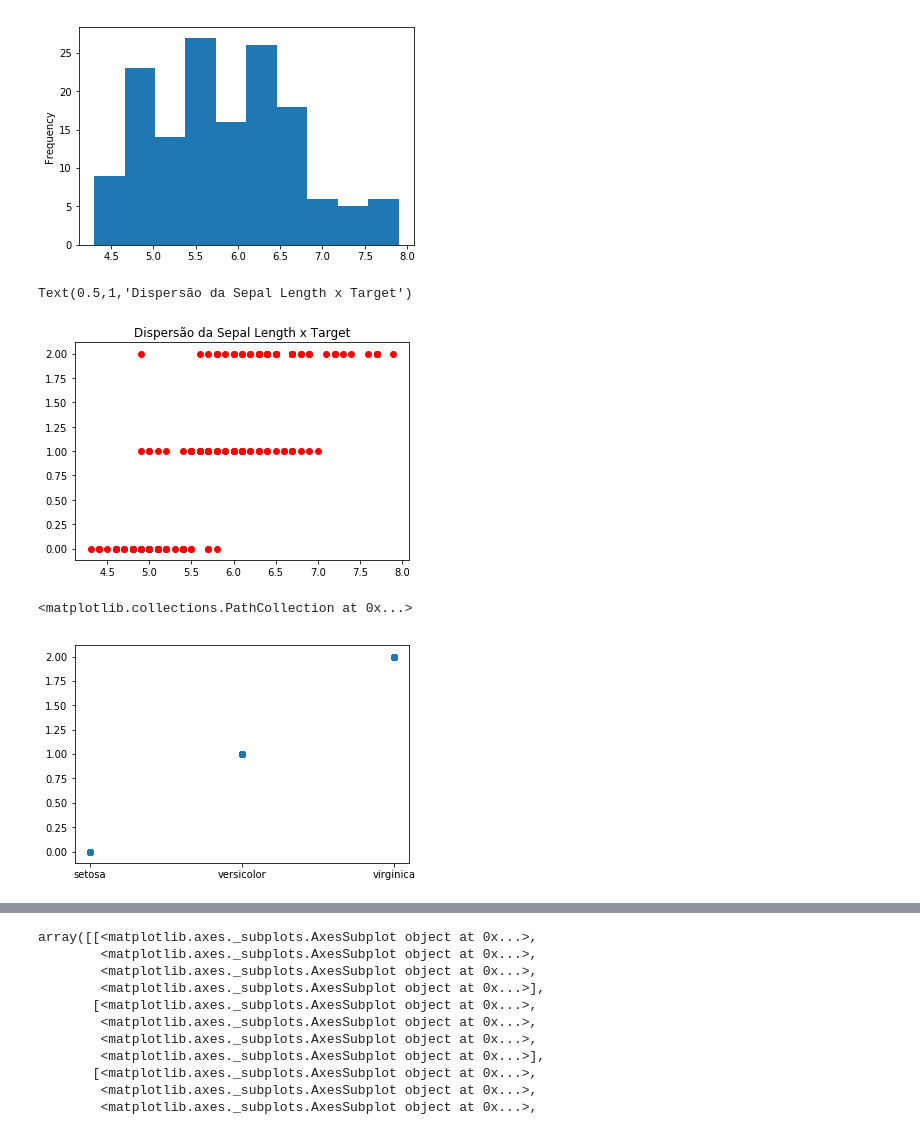
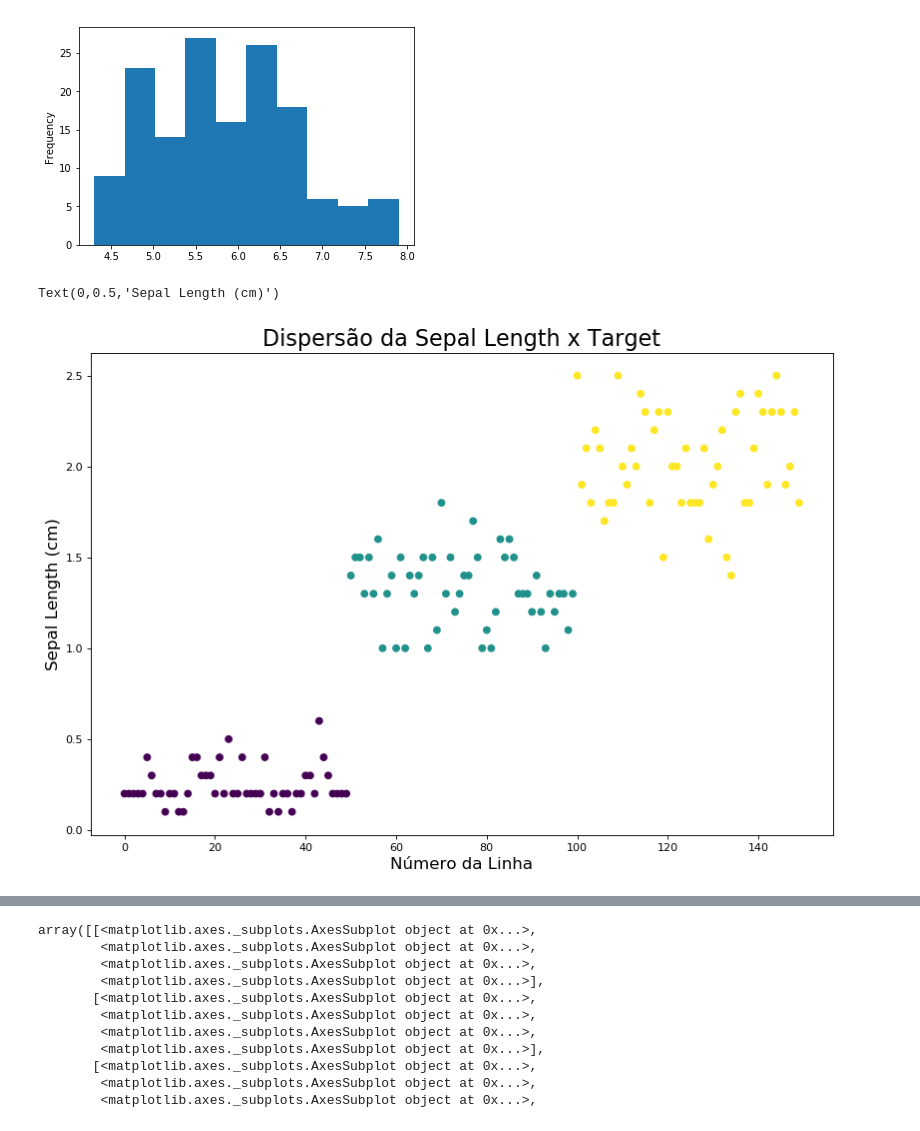
Before and after one commit to EricGPTI/MaratonaDataScience, a Jupyter notebook: DSA-Python-Cap09-Exercicio.ipynb, the cells around one changed output, grey strips where cells are left out. Cells and saved outputs as stored; diff of their text form; code cells hidden in the pictures.

Commit message:
Finalização dos exercícios, preciso estudar mais a respeito de gráficos, matplotlib do python!

```diff
--- a/DSA-Python-Cap09-Exercicio.ipynb
+++ b/DSA-Python-Cap09-Exercicio.ipynb
@@ -229,21 +229,13 @@ df1['sepal length (cm)'].plot.hist()
 # %%
 # Crie um Gráficos de Dispersão (scatter Plot) da variável sepal length versus número da linha,
 # colorido por marcadores da variável target
-x = df1['sepal length (cm)']
-y = df1['target']
 
+plt.figure(figsize=(12,8), dpi=80)
 
-plt.scatter(x, y, c='red')
-plt.title("Dispersão da Sepal Length x Target")
+plt.scatter(range(len(df1)), df1['petal width (cm)'], c=df1['target'])
+plt.title("Dispersão da Sepal Length x Target", fontsize=20)
+plt.xlabel("Número da Linha", fontsize=15)
+plt.ylabel('Sepal Length (cm)', fontsize=15)
 # %% [output]
-Text(0.5,1,'Dispersão da Sepal Length x Target')
+Text(0,0.5,'Sepal Length (cm)')
-[figure, old version]
+[figure, new version]
-# %%
-# Crie um Scatter Plot de 2 Features (atributos)
-x = df1['especies']
-y = df1['target']
-
-plt.scatter(x, y)
-# %% [output]
-<matplotlib.collections.PathCollection at 0x...>
-[figure, removed]
```
Also changed, not shown: parts of 1 cell of this notebook.
